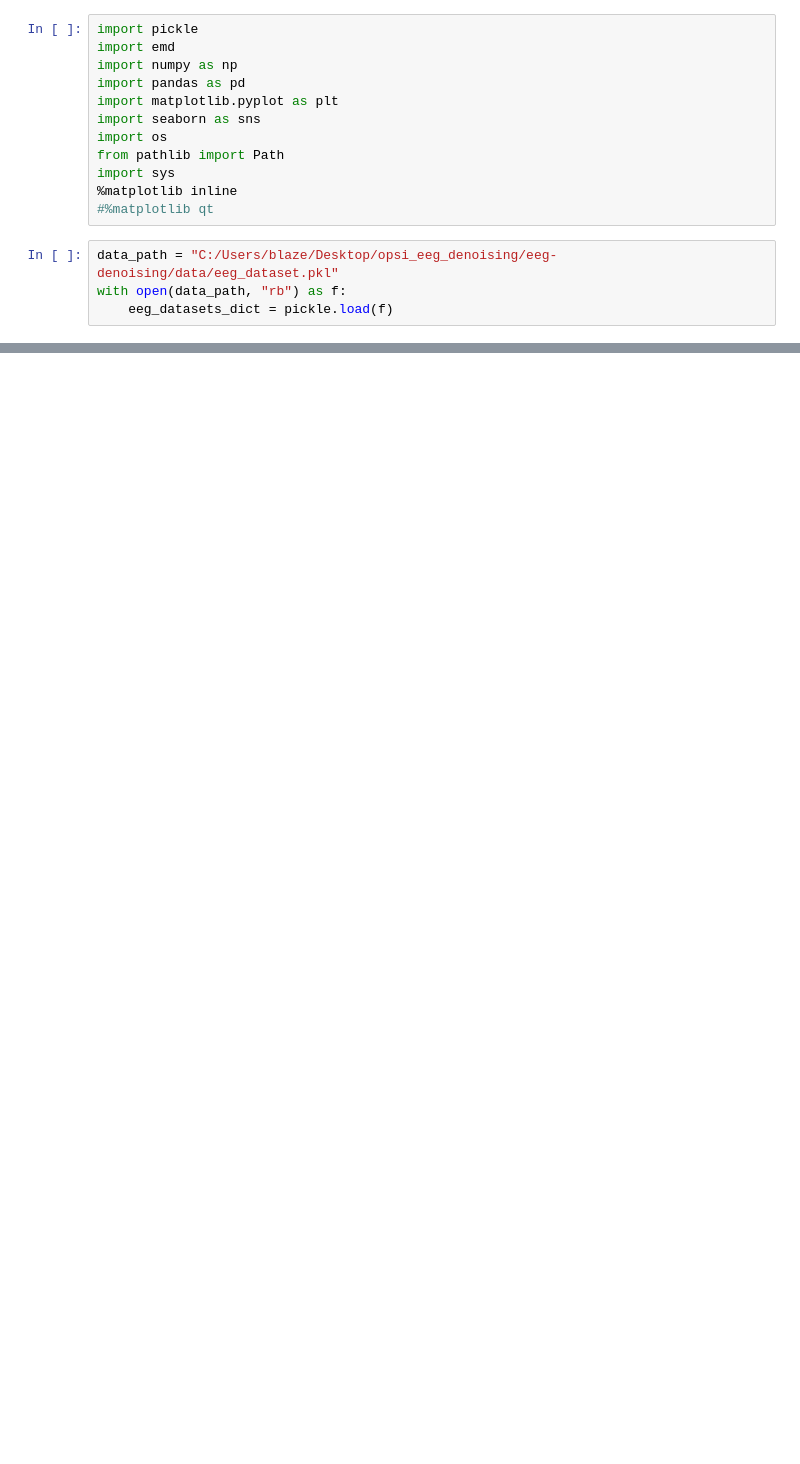
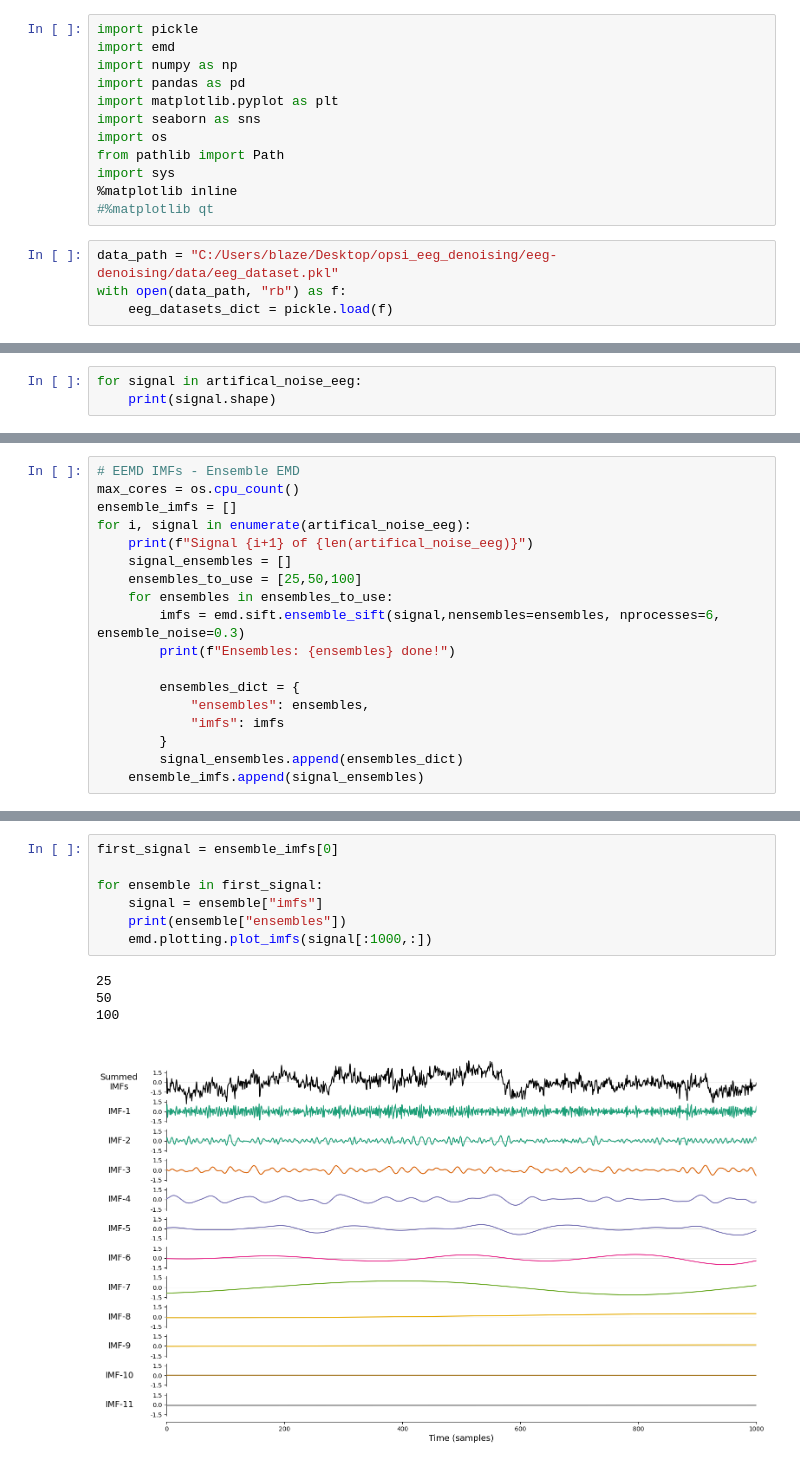
Before and after one commit to eryk-urbanski/eeg-denoising, a Jupyter notebook: notebooks/EMD/01_denoising.ipynb, the cells around one changed output, grey strips where cells are left out. Cells and saved outputs as stored; diff of their text form; blank space fills up the shorter version.

```diff
--- a/notebooks/EMD/01_denoising.ipynb
+++ b/notebooks/EMD/01_denoising.ipynb
@@ -50,0 +41,3 @@ ValueError: math domain error
+# %%
+for signal in artifical_noise_eeg:
+    print(signal.shape)
@@ -50,0 +62,18 @@ ValueError: math domain error
+# %%
+# EEMD IMFs - Ensemble EMD
+max_cores = os.cpu_count()
+ensemble_imfs = []
+for i, signal in enumerate(artifical_noise_eeg):
+    print(f"Signal {i+1} of {len(artifical_noise_eeg)}")
+    signal_ensembles = []
+    ensembles_to_use = [25,50,100]
+    for ensembles in ensembles_to_use:
+        imfs = emd.sift.ensemble_sift(signal,nensembles=ensembles, nprocesses=6, ensemble_noise=0.3)
+        print(f"Ensembles: {ensembles} done!")
+
+        ensembles_dict = {
+            "ensembles": ensembles,
+            "imfs": imfs
+        }
+        signal_ensembles.append(ensembles_dict)
+    ensemble_imfs.append(signal_ensembles)
@@ -50,0 +98,12 @@ ValueError: math domain error
+# %%
+first_signal = ensemble_imfs[0]
+
+for ensemble in first_signal:
+    signal = ensemble["imfs"]
+    print(ensemble["ensembles"])
+    emd.plotting.plot_imfs(signal[:1000,:])
+# %% [output]
+25
+50
+100
+[figure, added]
```
Also changed, not shown: parts of 21 cells of this notebook, 5 other files.
